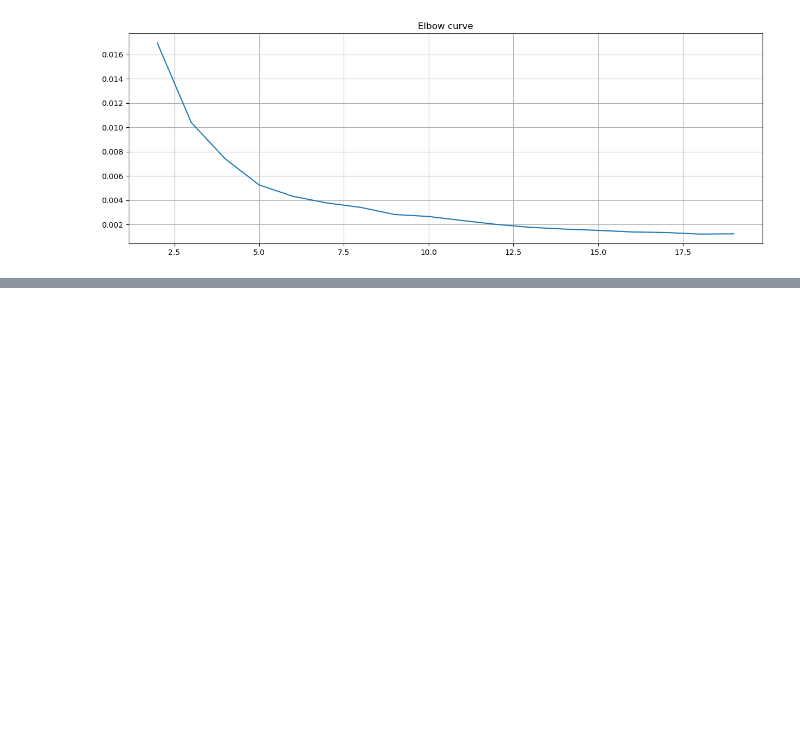
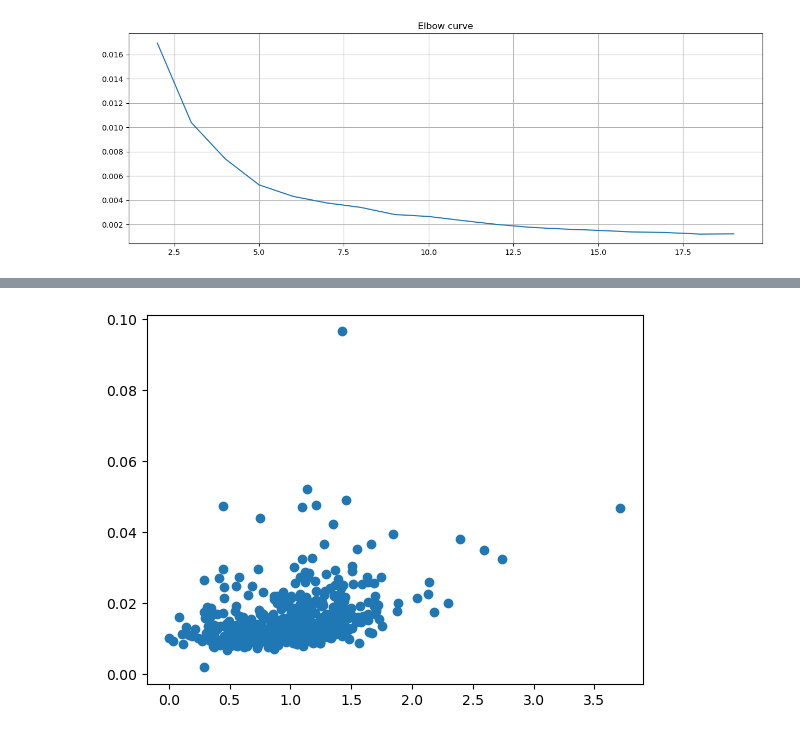
Before and after one commit to ypavanr/AI-stock-suggestion, a Jupyter notebook: stock_research.ipynb, the cells around one changed output, grey strips where cells are left out. Saved outputs shown, nothing was run; the diff lists cells and outputs as text; code cells hidden in the pictures; blank space fills up the shorter version.

```diff
--- a/stock_research.ipynb
+++ b/stock_research.ipynb
@@ -495,0 +487,5 @@ plt.show()
+# %%
+plt.scatter(dataset['beta'],dataset['volatility'])
+plt.show()
+# %% [output]
+[figure, added]
```
Also changed, not shown: parts of 6 cells of this notebook.
